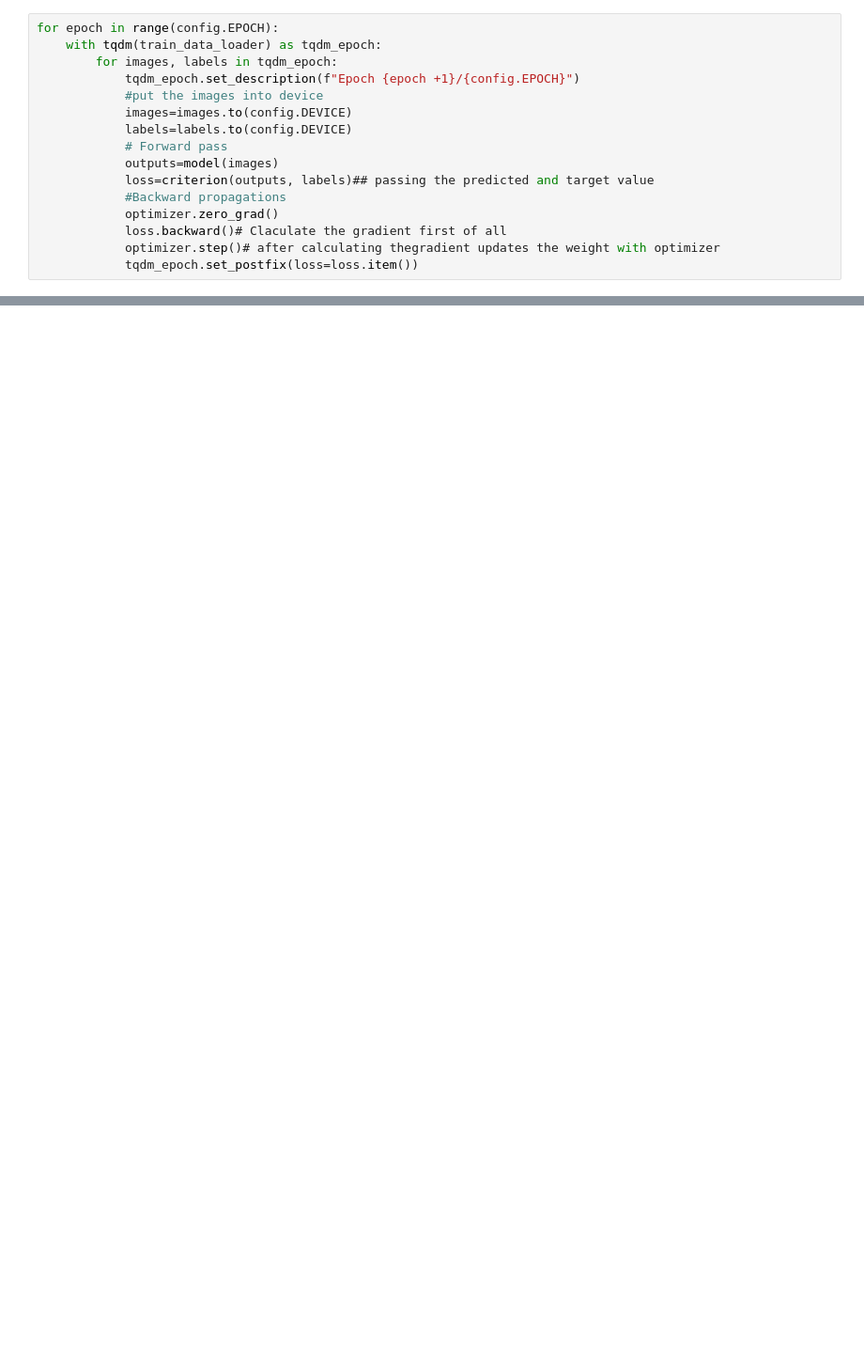
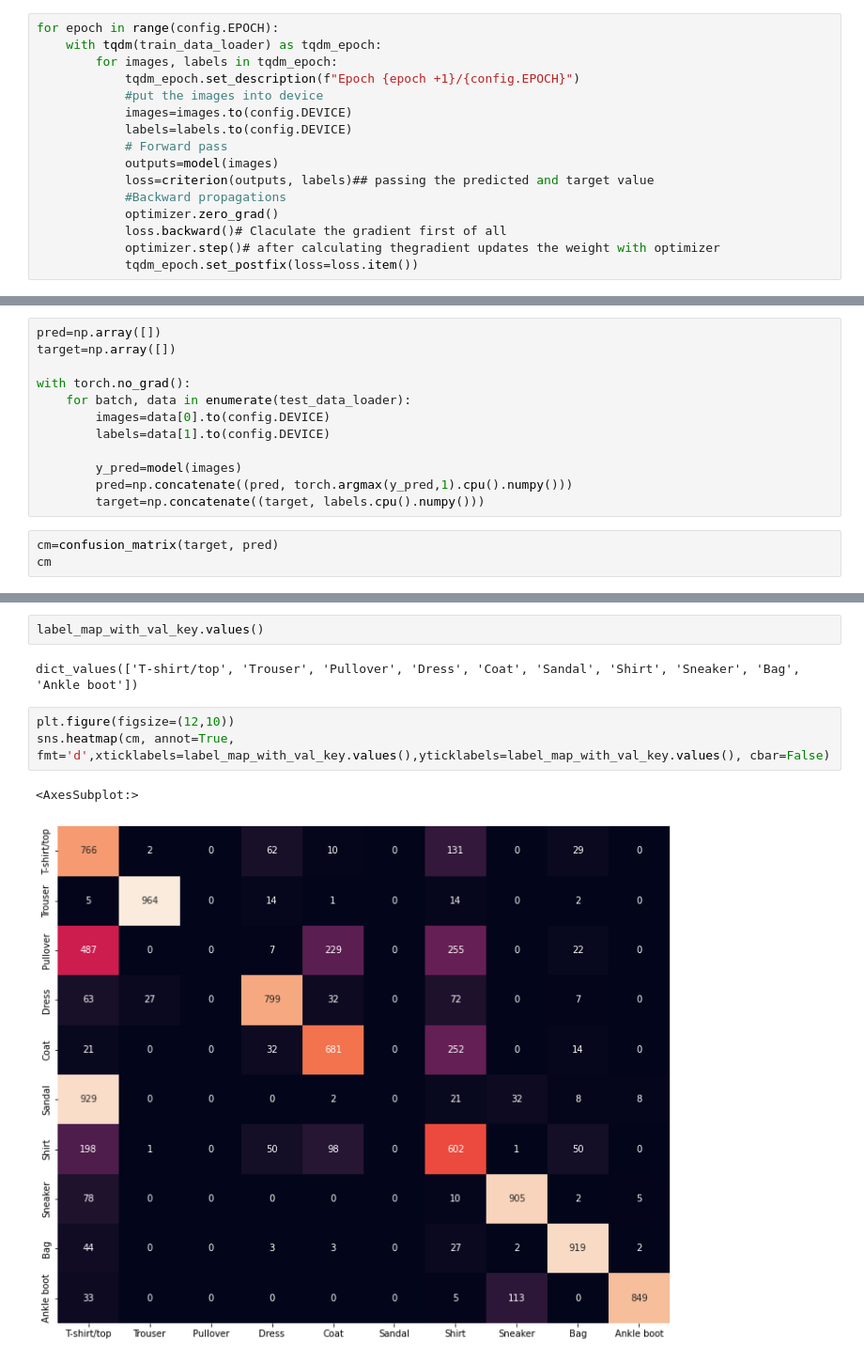
Before and after one commit to ds-fau-ck/PyTorch_Tutorial, a Jupyter notebook: Fashion_MNIST/FasionMnist_with_Pytorch.ipynb, the cells around one changed output, grey strips where cells are left out. Shown: that part at 94% size. Cells and saved outputs as stored; diff of their text form; blank space fills up the shorter version.

Commit message:
update with heatmap

```diff
--- a/Fashion_MNIST/FasionMnist_with_Pytorch.ipynb
+++ b/Fashion_MNIST/FasionMnist_with_Pytorch.ipynb
@@ -489,0 +504,15 @@ for epoch in range(config.EPOCH):
+# %%
+pred=np.array([])
+target=np.array([])
+
+with torch.no_grad():
+    for batch, data in enumerate(test_data_loader):
+        images=data[0].to(config.DEVICE)
+        labels=data[1].to(config.DEVICE)
+
+        y_pred=model(images)
+        pred=np.concatenate((pred, torch.argmax(y_pred,1).cpu().numpy()))
+        target=np.concatenate((target, labels.cpu().numpy()))
+# %%
+cm=confusion_matrix(target, pred)
+cm
@@ -489,0 +530,10 @@ for epoch in range(config.EPOCH):
+# %%
+label_map_with_val_key.values()
+# %% [output]
+dict_values(['T-shirt/top', 'Trouser', 'Pullover', 'Dress', 'Coat', 'Sandal', 'Shirt', 'Sneaker', 'Bag', 'Ankle boot'])
+# %%
+plt.figure(figsize=(12,10))
+sns.heatmap(cm, annot=True, fmt='d',xticklabels=label_map_with_val_key.values(),yticklabels=label_map_with_val_key.values(), cbar=False)
+# %% [output]
+<AxesSubplot:>
+[figure, added]
```
Also changed, not shown: parts of 13 cells of this notebook.
